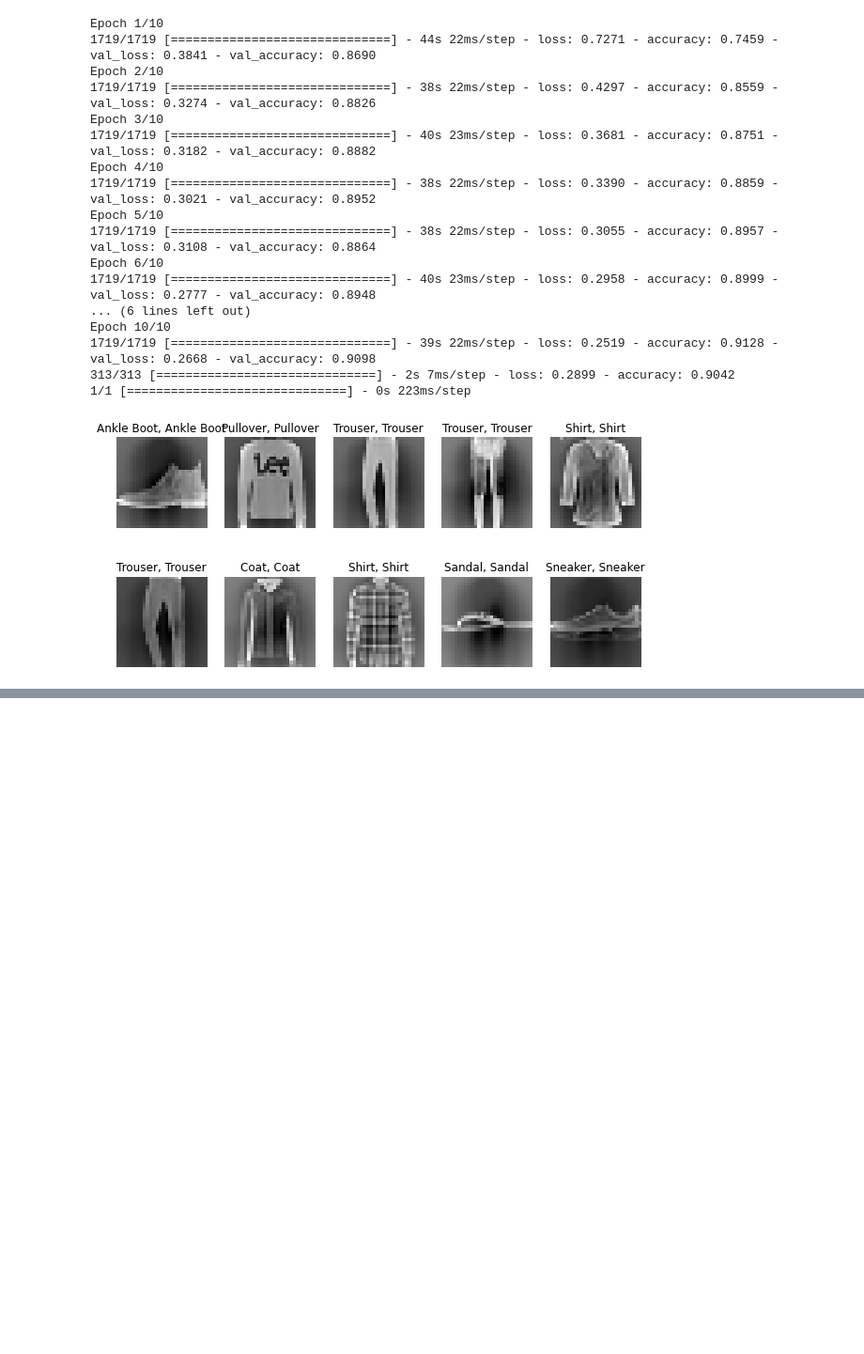
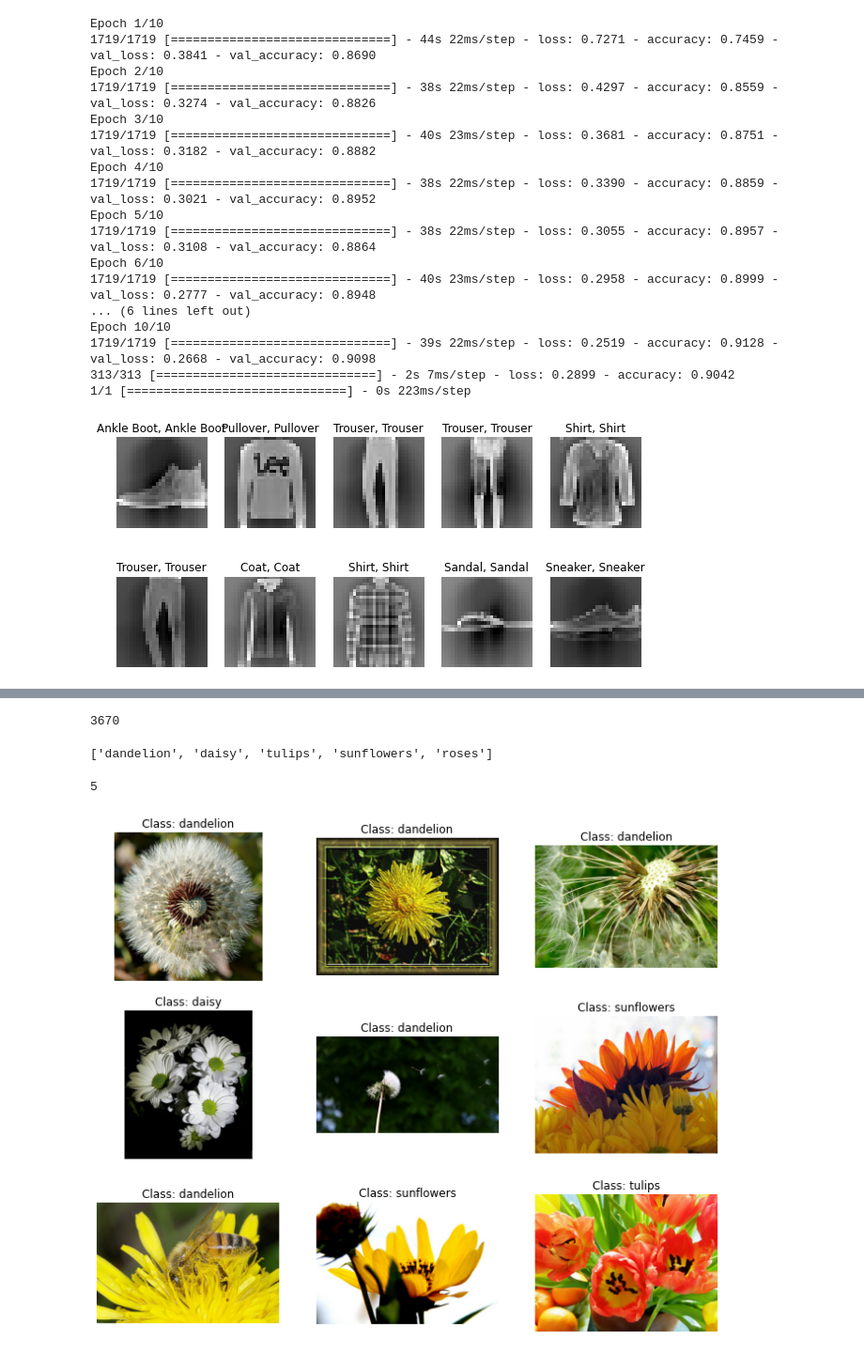
Before and after one commit to lijm1358/ml_practice, a Jupyter notebook: ch14.ipynb, the cells around one changed output, grey strips where cells are left out. Shown at 94% size. Saved outputs shown, nothing was run; the diff lists cells and outputs as text; code cells hidden in the pictures; blank space fills up the shorter version.

```diff
--- a/ch14.ipynb
+++ b/ch14.ipynb
@@ -383,0 +803,44 @@ plt.show()
+# %%
+# 사전훈련된 Xception모델을 사용해 꽃 이미지를 분류하는 모델 훈련
+import tensorflow_datasets as tfds
+
+dataset, info = tfds.load("tf_flowers", as_supervised=True, with_info=True)
+dataset_size = info.splits["train"].num_examples    # 데이터셋의 크기
+class_names = info.features["label"].names          # 클래스 이름
+n_classes = info.features["label"].num_classes      # 클래스 개수
+# %%
+dataset_size
+# %% [output]
+3670
+# %%
+class_names
+# %% [output]
+['dandelion', 'daisy', 'tulips', 'sunflowers', 'roses']
+# %%
+n_classes
+# %% [output]
+5
+# %%
+# 이 데이터셋은 train 세트만 있으므로 이를 검증, 테스트 세트로 나눠야 함.
+# test_split, valid_split, train_split = tfds.Split.TRAIN.subsplit([10, 15, 75]) : deprecated
+# test_set = tfds.load("tf_flowers", split=test_split, as_supervised=True)
+# valid_set = tfds.load("tf_flowers", split=valid_split, as_supervised=True)
+# train_set = tfds.load("tf_flowers", split=train_split, as_supervised=True)
+
+test_set_raw, valid_set_raw, train_set_raw = tfds.load(
+    "tf_flowers",
+    split=["train[:10%]", "train[10%:25%]", "train[25%:]"],
+    as_supervised=True
+)
+# %%
+plt.figure(figsize=(12, 10))
+index = 0
+for image, label in train_set_raw.take(9):
+    index += 1
+    plt.subplot(3, 3, index)
+    plt.imshow(image)
+    plt.title("Class: {}".format(class_names[label]))
+    plt.axis("off")
+plt.show()
+# %% [output]
+[figure, added]
```
Also changed, not shown: parts of 82 cells of this notebook.
